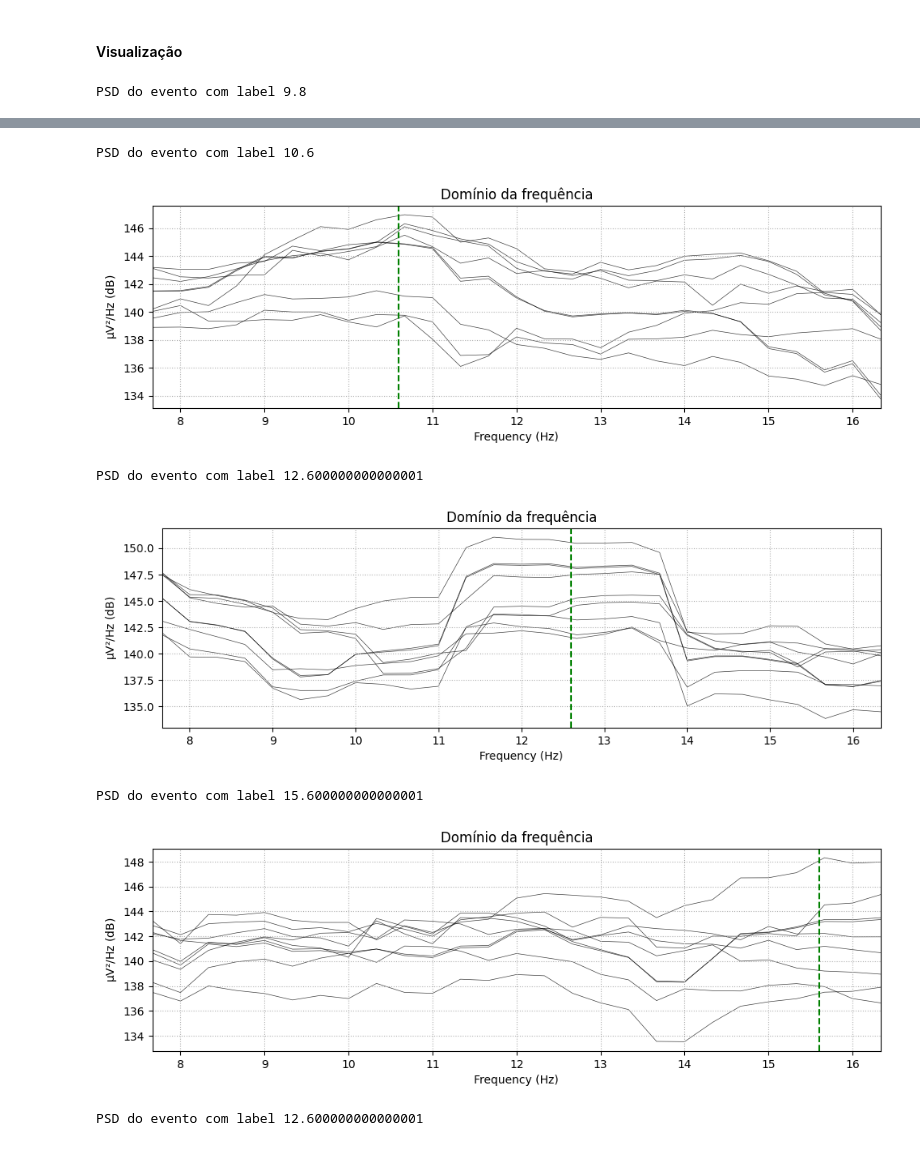
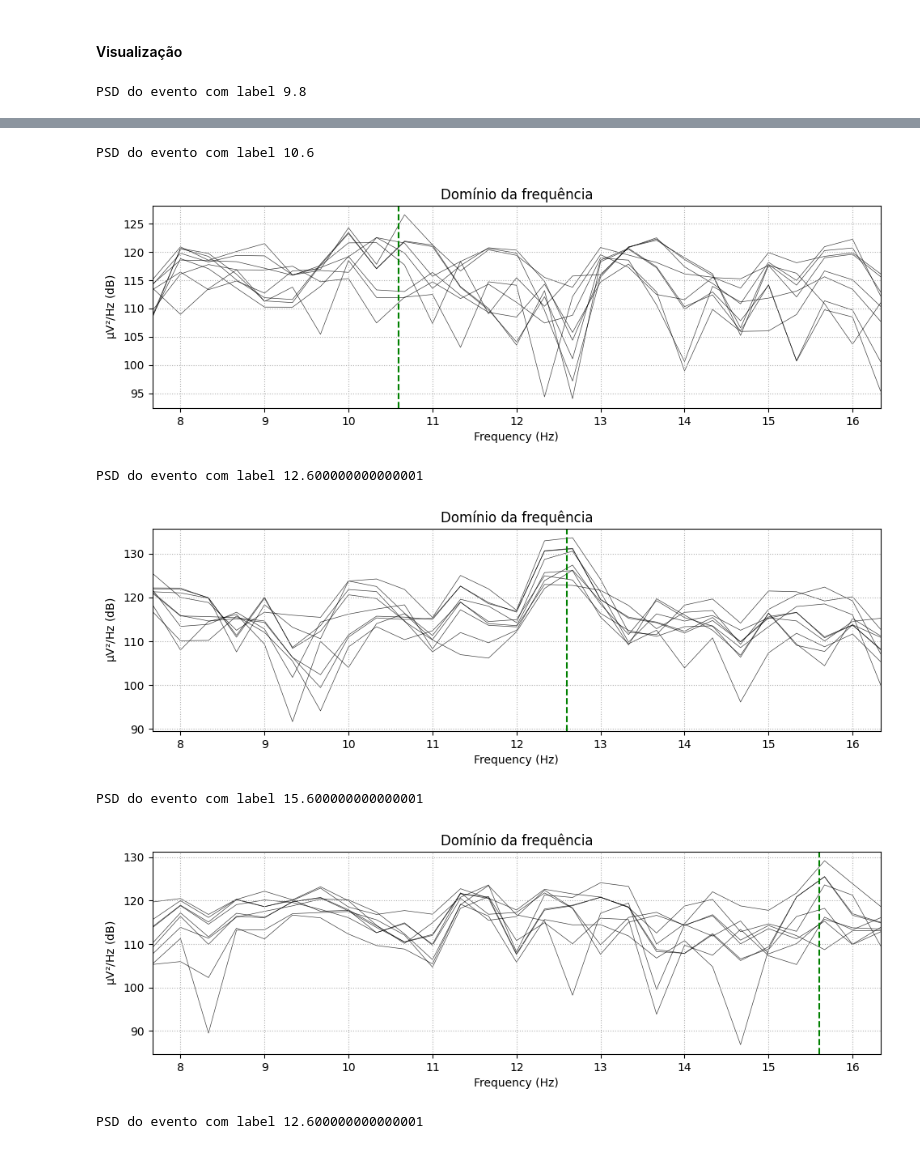
Before and after one commit to caiomiglioli/sinais-biologicos, a Jupyter notebook: Eletroencefalografia/ssvep/tutoriais/beta/beta.ipynb, the cells around one changed output, grey strips where cells are left out. Saved outputs shown, nothing was run; the diff lists cells and outputs as text; code cells hidden in the pictures.

```diff
--- a/Eletroencefalografia/ssvep/tutoriais/beta/beta.ipynb
+++ b/Eletroencefalografia/ssvep/tutoriais/beta/beta.ipynb
@@ -126,16 +128,16 @@ No baseline correction applied
 # import warnings
 # warnings.filterwarnings('ignore')
 
-mne_data_plot = mne_data
-mne_data_plot = mne_data_plot.drop_channels([name for name in ch_names if name not in ['PZ', 'PO3', 'PO5', 'PO4', 'PO6', 'POZ', 'O1', 'OZ', 'O2']]) #['O1', 'OZ', 'O2']]) #
+mne_data_drop = mne_data.copy()
+mne_data_drop = mne_data_drop.drop_channels([name for name in ch_names if name not in ['PZ', 'PO3', 'PO5', 'PO4', 'PO6', 'POZ', 'O1', 'OZ', 'O2']]) # ['O1', 'OZ', 'O2']]) #
 
 for i in [6, 10, 20, 35, 100]: #range(len(mne_data)):
     print('PSD do evento com label', labels[i])
-    view = mne_data_plot[i].compute_psd(method='multitaper', fmin=7.5, fmax=16.5, verbose=False)
+    view = mne_data_drop[i].compute_psd(method='welch', fmin=7.5, fmax=16.5, verbose=False)
     view.plot(show=False)
     # print()
     plt.title('Domínio da frequência')
-    plt.axvline(x=float(list(mne_data_plot[i].event_id)[0]), linestyle='--', color='green')
+    plt.axvline(x=float(list(mne_data_drop[i].event_id)[0]), linestyle='--', color='green')
     plt.show()
 # list(mne_data[0].event_id)
 # %% [output]
@@ -144,7 +146,7 @@ PSD do evento com label 9.8
 PSD do evento com label 10.6
-[figure, old version]
+[figure, new version]
 PSD do evento com label 12.600000000000001
-[figure, old version]
+[figure, new version]
 PSD do evento com label 15.600000000000001
-[figure, old version]
+[figure, new version]
 PSD do evento com label 12.600000000000001
```
Also changed, not shown: parts of 13 cells of this notebook, 1 other file.
